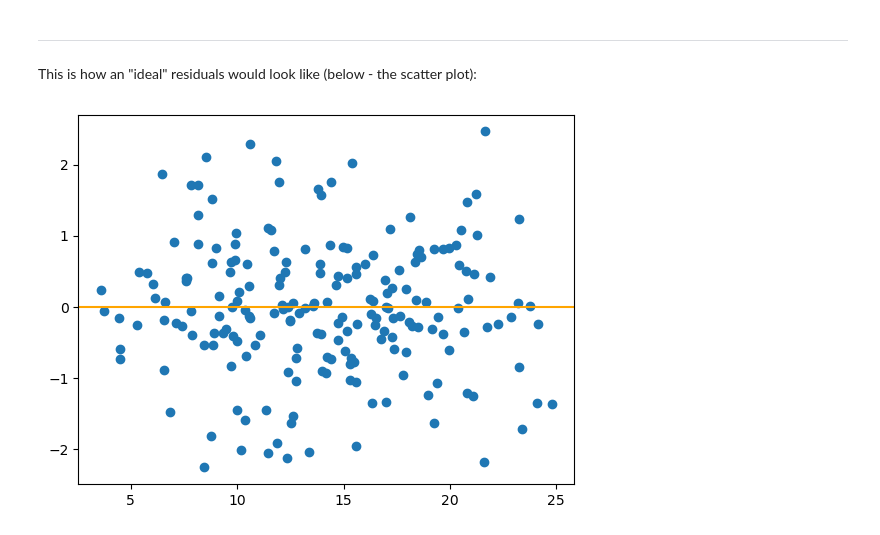
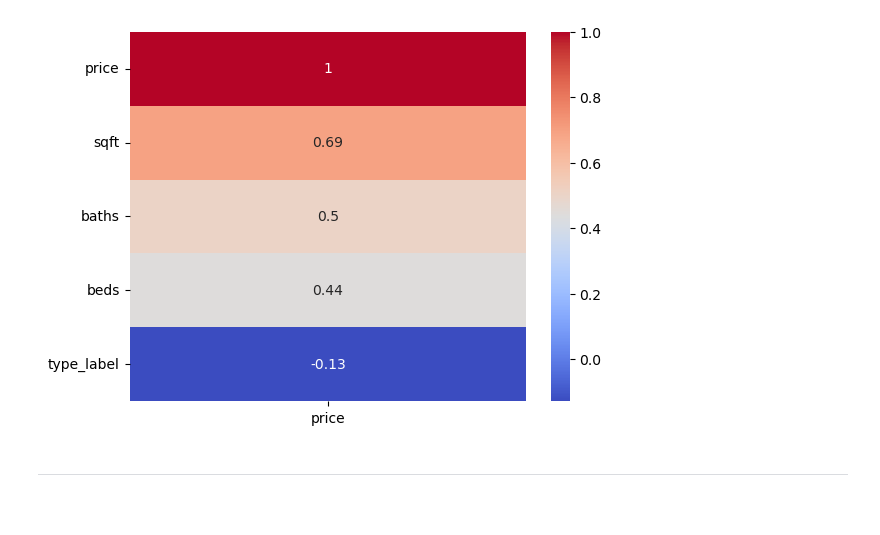
Before and after one commit to jjaytiya/-Sacramento-Real-Estate-Data, a Jupyter notebook: starter-code.ipynb, the cells around one changed output. Cells and saved outputs as stored; diff of their text form; code cells hidden in the pictures; blank space fills up the shorter version.

```diff
--- a/starter-code.ipynb
+++ b/starter-code.ipynb
@@ -383,0 +145,3 @@ Name: sales, Length: 200, dtype: float64
+# %%
+# Rename 'sq__ft' to 'sqft' as easier
+sacramento.rename (columns={'sq__ft':'sqft'}, inplace = True)
@@ -383,0 +150,6 @@ Name: sales, Length: 200, dtype: float64
+# %%
+# Remove rows where price, sqft, or baths have invalid values
+sacramento = sacramento[
+    (sacramento['price'] > 0) &
+    (sacramento['sqft'] > 0) &
+    (sacramento['baths'] > 0)]
@@ -383,0 +166,10 @@ Name: sales, Length: 200, dtype: float64
+# %%
+# Map the 'type' column to numerical values (in case using in the prediction model)
+sacramento['type_label'] = sacramento['type'].map({
+    'Residential': 1,
+    'Condo': 2,
+    'Multi-Family': 3
+})
+
+# Show the updated data
+sacramento[['type', 'type_label']].head()
@@ -383,0 +183,7 @@ Name: sales, Length: 200, dtype: float64
+# %%
+# After cleaning let's see some correlation for the numeric col.
+
+numeric_columns = sacramento.drop(columns=[
+    'street', 'city', 'zip','state','type','sale_date','latitude','longitude'])
+
+numeric_columns.head() # Check
@@ -383,0 +225,9 @@ Name: sales, Length: 200, dtype: float64
+# %%
+# Have a closer look to see correlation between price and other features.
+sns.heatmap(numeric_columns.corr()[['price']].sort_values(by='price',ascending=False),
+            # 'coolwarm' or 'viridis' are better for color - blindness
+            cmap='coolwarm',
+            annot = True)
+plt.yticks(rotation=0);
+# %% [output]
+[figure, added]
@@ -384,17 +240,2 @@ Name: sales, Length: 200, dtype: float64
 # %% [markdown]
 ---
-# %% [markdown]
-This is how an "ideal" residuals would look like (below - the scatter plot):
-# %%
-# Use np.random.randn to show what we expect in a residual plot
-# create fake residuals
-
-
-# Create FAKE ERRORs/ RESIDUALS to visually output how we would prefer our real residuals to look like when plotted
-
-errors_fake = np.random.randn(ads.shape[0])
-plt.scatter(y_preds,errors_fake)
-plt.axhline(0, color = 'orange')
-plt.show()
-# %% [output]
-[figure, removed]
```
Also changed, not shown: parts of 157 cells of this notebook.
